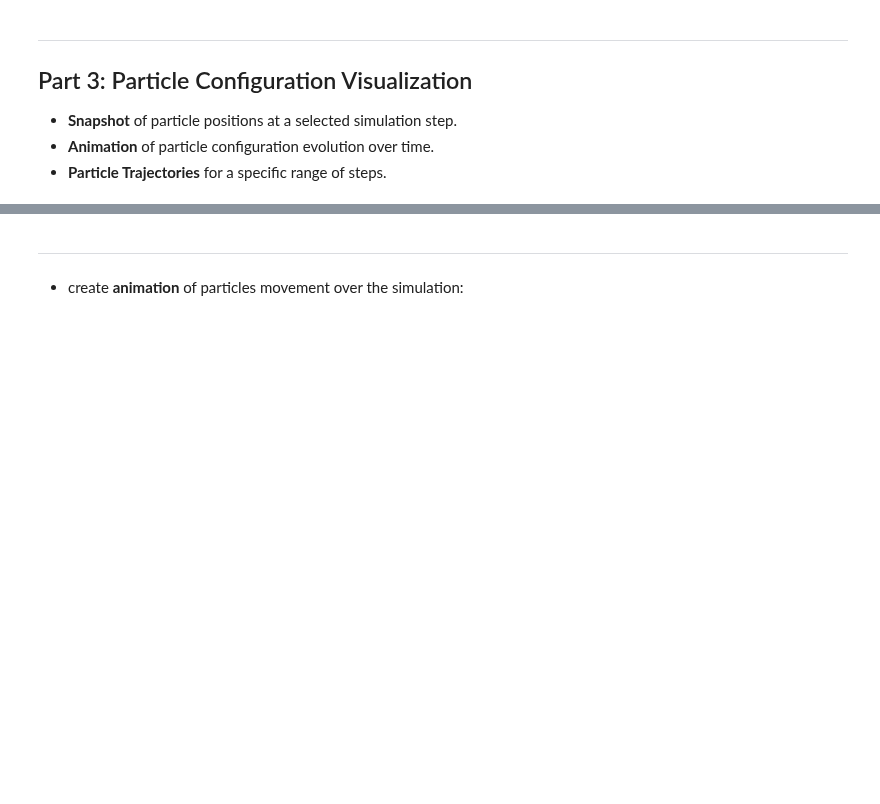
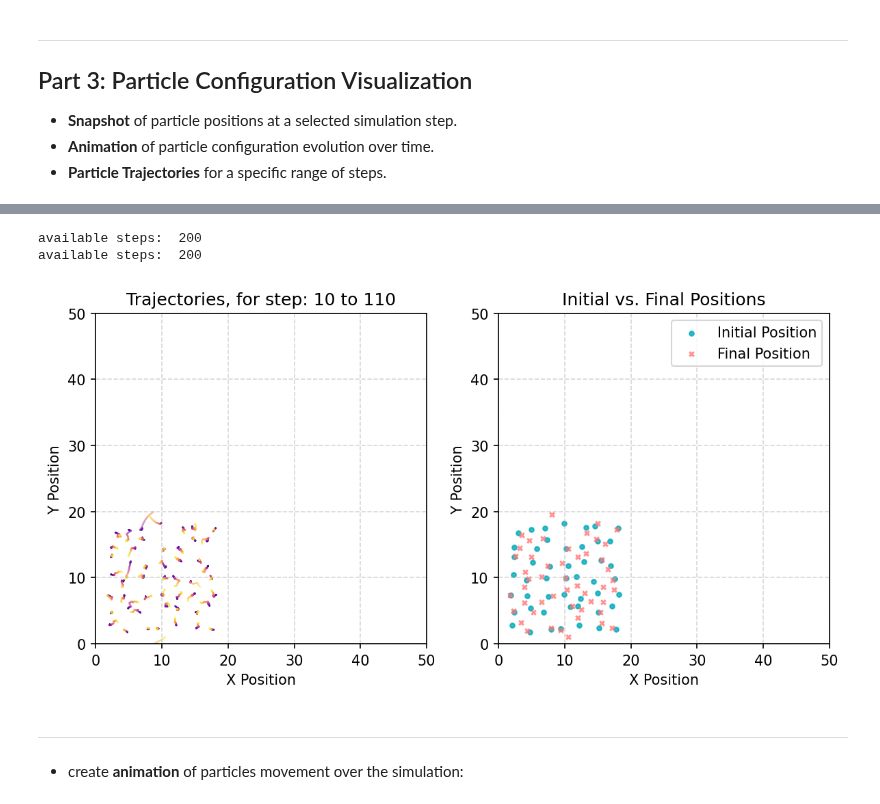
Before and after one commit to hadis-gh/chisurfmd, a Jupyter notebook: notebooks/MD_analysis/02_MD_Single_File.ipynb, the cells around one changed output, grey strips where cells are left out. Drawn from its saved outputs; the diff is of its cells as text; code cells hidden in the pictures; blank space fills up the shorter version.

```diff
--- a/notebooks/MD_analysis/02_MD_Single_File.ipynb
+++ b/notebooks/MD_analysis/02_MD_Single_File.ipynb
@@ -23,7 +23,7 @@ import visualization
 
 output_dir = "/home/hadis/custom_vector/runs/particleOriented/march12_testPara/outputs"
 file_name = "/home/hadis/custom_vector/runs/particleOriented/april5_testChiralPot/outputs/run_0.bp"
-file_name = "/home/hadis/custom_vector/runs/particleOriented/may27_chiralFTest/outputs/run_0.bp"
+file_name = "/home/hadis/custom_vector/runs/particleOriented/june10_testGeometricLJ/outputs/run_0.bp"
 # data_extraction.print_output_info(file_name)
 # %%
 positions = data_extraction.read_variable(file_name, 'positions')
@@ -72,5 +84,9 @@ visualization.plot_configuration(positions, handedness, step_target=20, radius=0
 # %%
-visualization.plot_trajectory_steps(positions, step_target=1000, step_window=100)
+visualization.plot_trajectory_steps(positions, step_target=10, step_window=100)
+# %% [output]
+available steps:  200
+available steps:  200
+[figure, added]
 # %% [markdown]
 ---
 * create **animation** of particles movement over the simulation:
```
Also changed, not shown: parts of 3 cells of this notebook, 4 other files.
